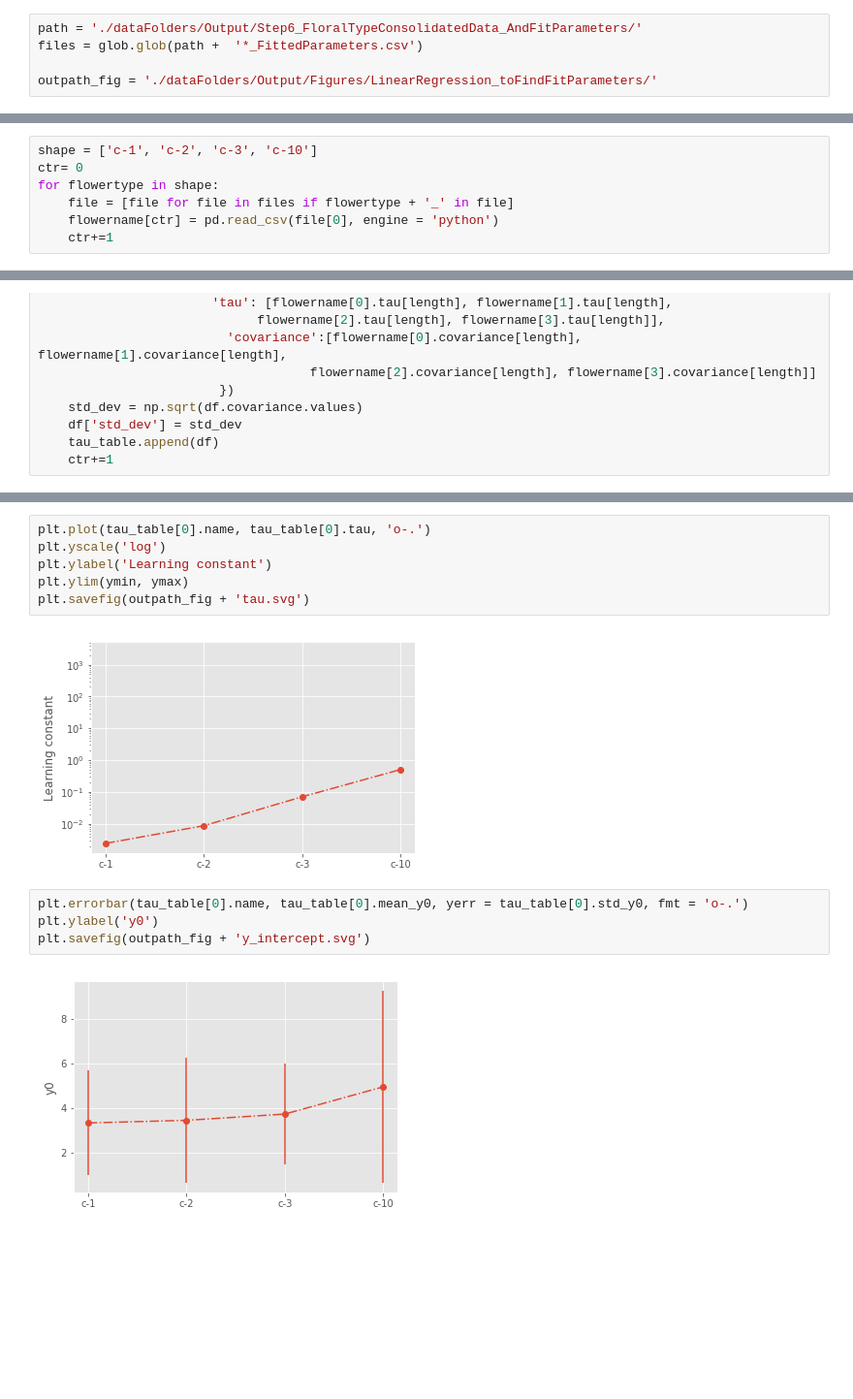
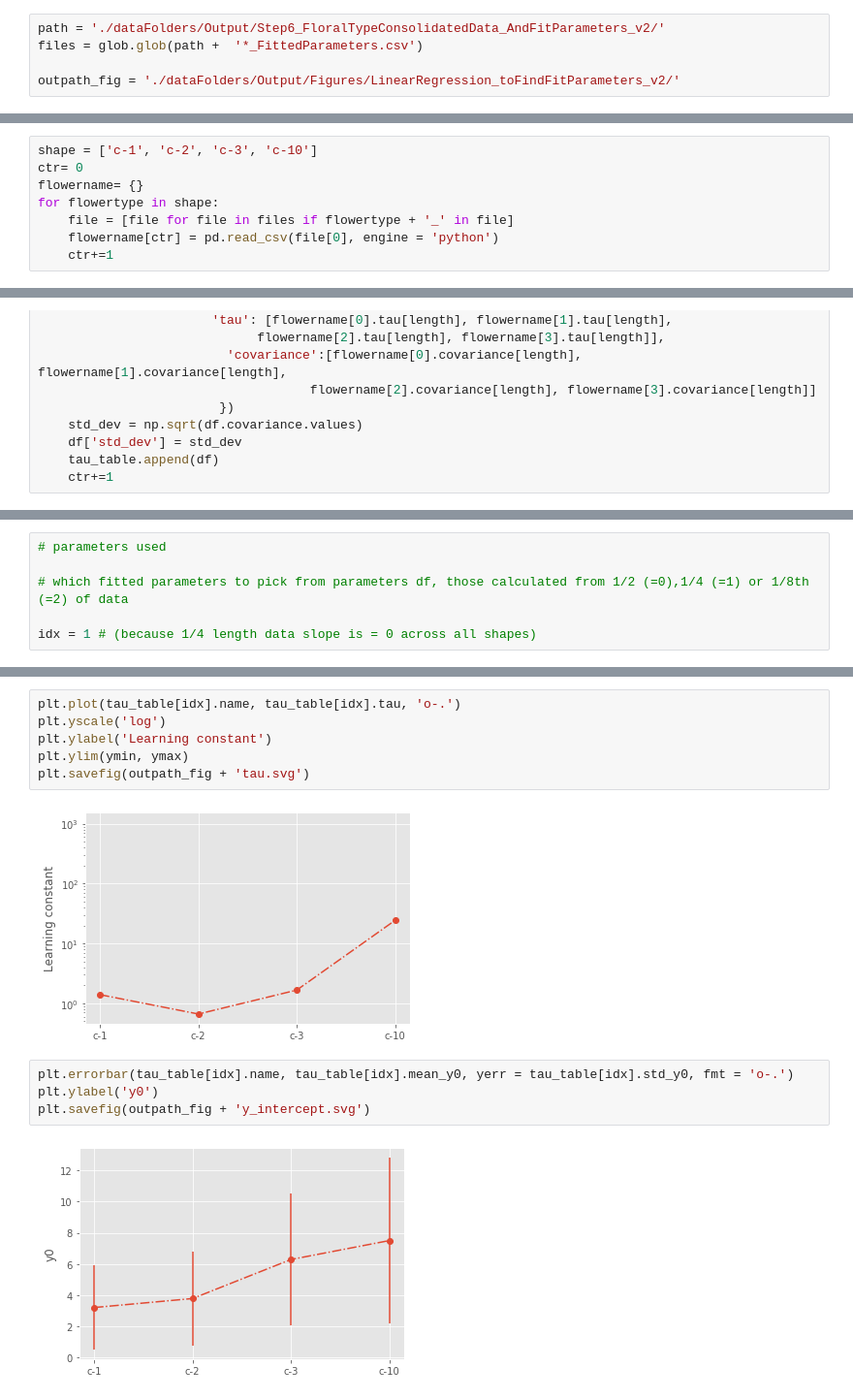
Before and after one commit to TanviDeora/MothLearning, a Jupyter notebook: Step7c -Figure_TauAcrossFlowerShape.ipynb, the cells around one changed output, grey strips where cells are left out. Shown at 97% size. Drawn from its saved outputs; the diff is of its cells as text; blank space fills up the shorter version.

```diff
--- a/Step7c -Figure_TauAcrossFlowerShape.ipynb
+++ b/Step7c -Figure_TauAcrossFlowerShape.ipynb
@@ -6,10 +6,10 @@ style.use('ggplot')
 import glob
 import numpy as np
 # %%
-path = './dataFolders/Output/Step6_FloralTypeConsolidatedData_AndFitParameters/'
+path = './dataFolders/Output/Step6_FloralTypeConsolidatedData_AndFitParameters_v2/'
 files = glob.glob(path +  '*_FittedParameters.csv')
 
-outpath_fig = './dataFolders/Output/Figures/LinearRegression_toFindFitParameters/'
+outpath_fig = './dataFolders/Output/Figures/LinearRegression_toFindFitParameters_v2/'
 # %%
 files
 # %% [output]
@@ -20,6 +20,7 @@ files
 # %%
 shape = ['c-1', 'c-2', 'c-3', 'c-10']
 ctr= 0
+flowername= {}
 for flowertype in shape:
     file = [file for file in files if flowertype + '_' in file]
     flowername[ctr] = pd.read_csv(file[0], engine = 'python')
@@ -85 +86,7 @@ tau_table[0]
+# %%
+# parameters used
+
+# which fitted parameters to pick from parameters df, those calculated from 1/2 (=0),1/4 (=1) or 1/8th (=2) of data
+
+idx = 1 # (because 1/4 length data slope is = 0 across all shapes)
 # %%
@@ -93,14 +100,14 @@ plt.savefig(outpath_fig + 'tauWithSE.svg')
 # %%
-plt.plot(tau_table[0].name, tau_table[0].tau, 'o-.')
+plt.plot(tau_table[idx].name, tau_table[idx].tau, 'o-.')
 plt.yscale('log')
 plt.ylabel('Learning constant')
 plt.ylim(ymin, ymax)
 plt.savefig(outpath_fig + 'tau.svg')
 # %% [output]
-[figure, old version]
+[figure, new version]
 # %%
-plt.errorbar(tau_table[0].name, tau_table[0].mean_y0, yerr = tau_table[0].std_y0, fmt = 'o-.')
+plt.errorbar(tau_table[idx].name, tau_table[idx].mean_y0, yerr = tau_table[idx].std_y0, fmt = 'o-.')
 plt.ylabel('y0')
 plt.savefig(outpath_fig + 'y_intercept.svg')
 # %% [output]
-[figure, old version]
+[figure, new version]
```
Also changed, not shown: parts of 6 cells of this notebook, 4 other files.
